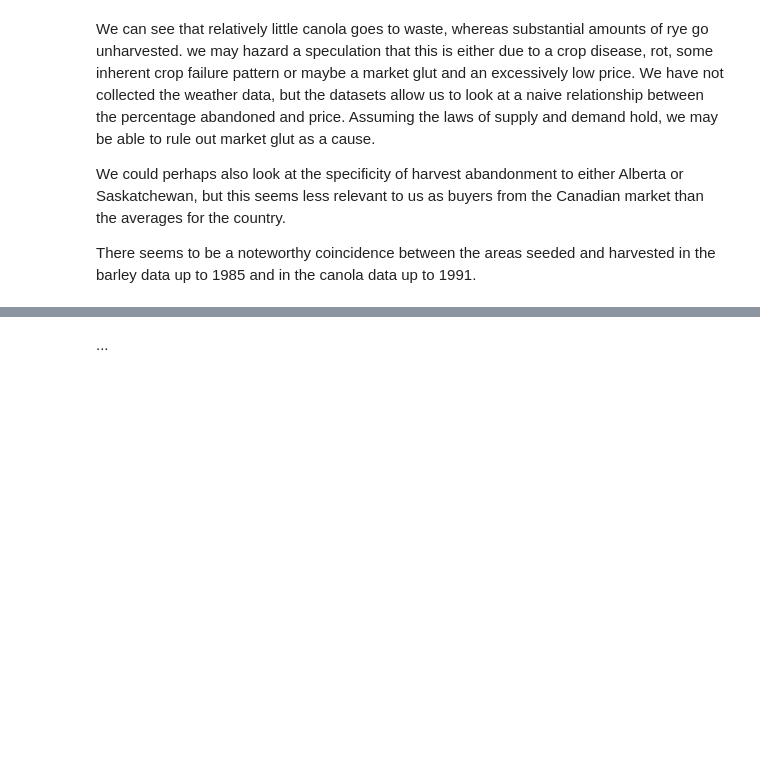
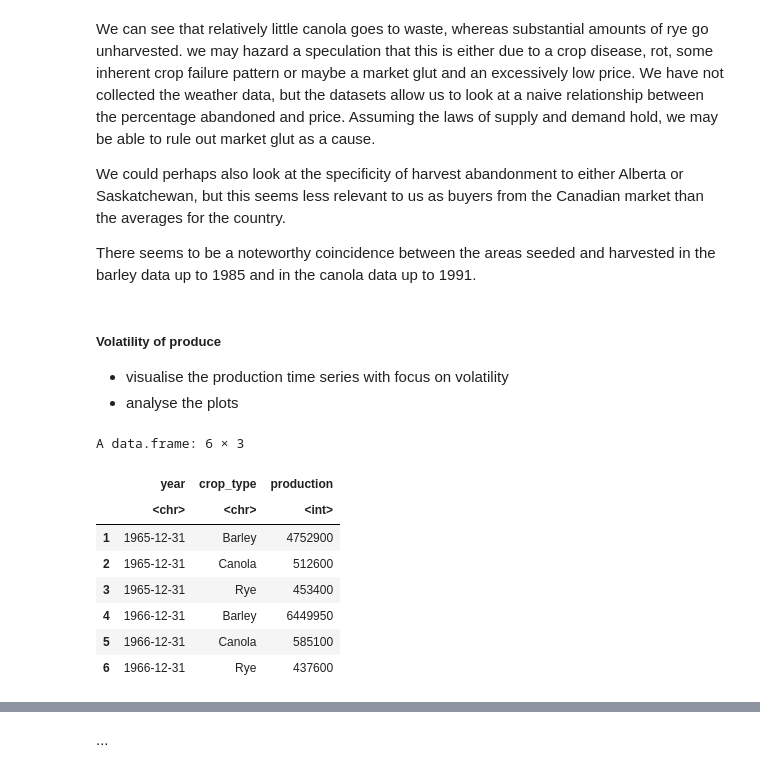
Before and after one commit to tros01/ibm_data_analyst, a Jupyter notebook: solutions/r_m6_annual_crop_data-final_project.ipynb, the cells around one changed output, grey strips where cells are left out. Cells and saved outputs as stored; diff of their text form; code cells hidden in the pictures; blank space fills up the shorter version.

```diff
--- a/solutions/r_m6_annual_crop_data-final_project.ipynb
+++ b/solutions/r_m6_annual_crop_data-final_project.ipynb
@@ -554,3 +586,29 @@ We can see that relatively little canola goes to waste, whereas substantial amou
 We could perhaps also look at the specificity of harvest abandonment to either Alberta or Saskatchewan, but this seems less relevant to us as buyers from the Canadian market than the averages for the country.
 
 There seems to be a noteworthy coincidence between the areas seeded and harvested in the barley data up to 1985 and in the canola data up to 1991.
+# %% [markdown]
+##### Volatility of produce
+
+* visualise the production time series with focus on volatility
+* analyse the plots
+# %%
+# Look at the average volume of produce
+q <- "
+SELECT year, crop_type, production
+FROM crop_data
+WHERE
+    LOWER(geo) = 'canada' AND
+    LOWER(crop_type) IN ('barley', 'canola', 'rye');
+"
+crops_of_interest_ts2 <- dbGetQuery(c, q)
+crops_of_interest_ts2 |> head()
+# %% [output]
+A data.frame: 6 × 3
+|  | year | crop_type | production |
+|  | <chr> | <chr> | <int> |
+| 1 | 1965-12-31 | Barley | 4752900 |
+| 2 | 1965-12-31 | Canola | 512600 |
+| 3 | 1965-12-31 | Rye | 453400 |
+| 4 | 1966-12-31 | Barley | 6449950 |
+| 5 | 1966-12-31 | Canola | 585100 |
+| 6 | 1966-12-31 | Rye | 437600 |
```
Also changed, not shown: parts of 9 cells of this notebook.
